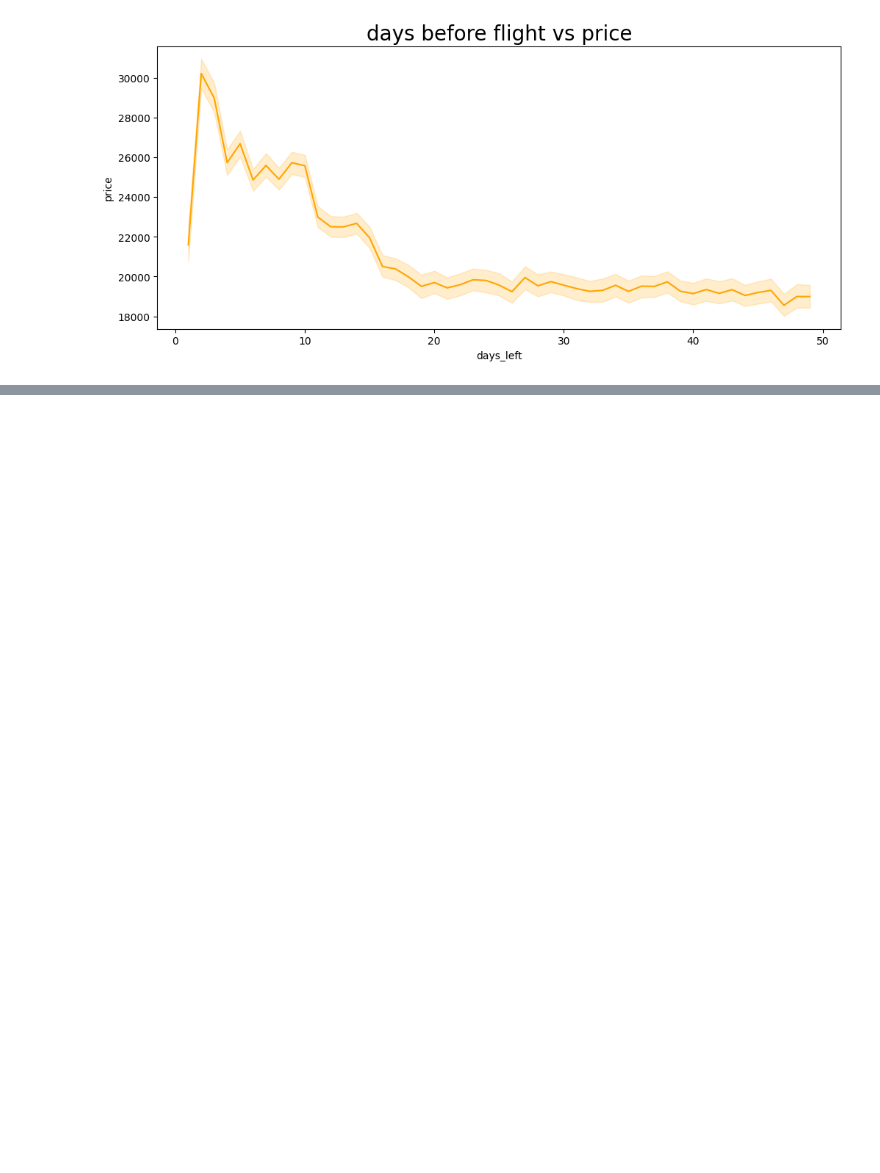
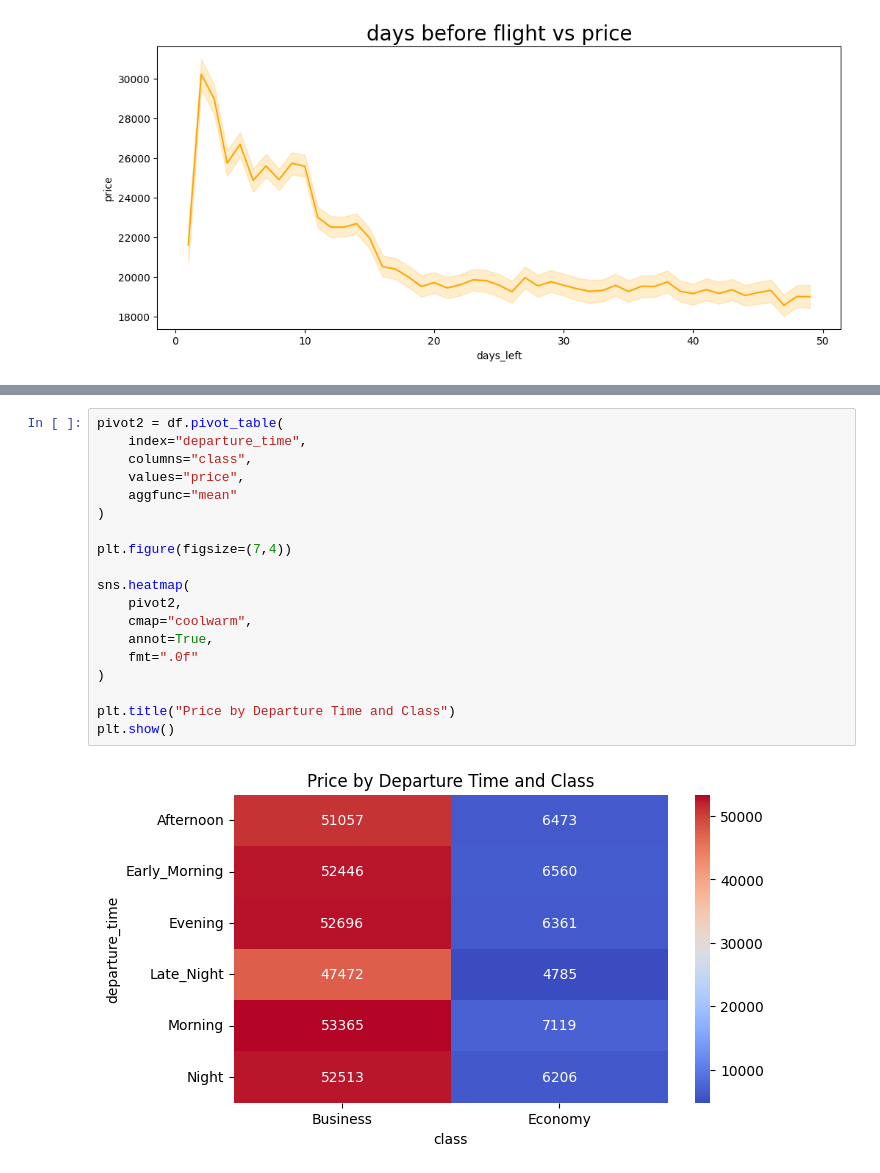
Before and after one commit to Data-Analysis-Hub/Machine-Learning-Flight-ticket-prices-prediction, a Jupyter notebook: tasks.ipynb, the cells around one changed output, grey strips where cells are left out. Drawn from its saved outputs; the diff is of its cells as text; blank space fills up the shorter version.

```diff
--- a/tasks.ipynb
+++ b/tasks.ipynb
@@ -420,0 +439,21 @@ Text(0.5, 1.0, 'days before flight vs price')
+# %%
+pivot2 = df.pivot_table(
+    index="departure_time",
+    columns="class",
+    values="price",
+    aggfunc="mean"
+)
+
+plt.figure(figsize=(7,4))
+
+sns.heatmap(
+    pivot2,
+    cmap="coolwarm",
+    annot=True,
+    fmt=".0f"
+)
+
+plt.title("Price by Departure Time and Class")
+plt.show()
+# %% [output]
+[figure, added]
```
Also changed, not shown: parts of 7 cells of this notebook.
